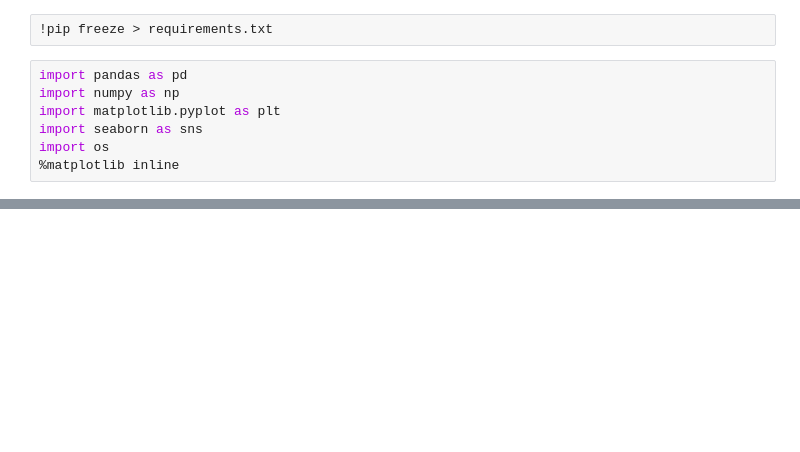
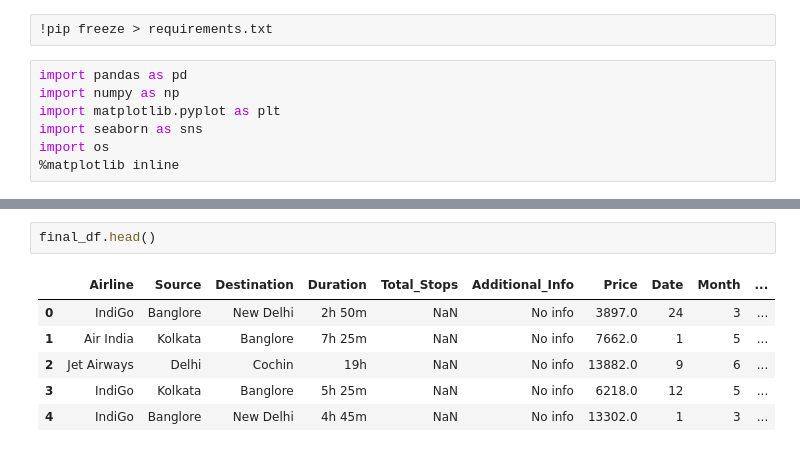
Before and after one commit to Rohitupe/time_series_analysis, a Jupyter notebook: eda/flight_price_prediction_dataset_eda/main.ipynb, the cells around one changed output, grey strips where cells are left out. Cells and saved outputs as stored; diff of their text form; blank space fills up the shorter version.

```diff
--- a/eda/flight_price_prediction_dataset_eda/main.ipynb
+++ b/eda/flight_price_prediction_dataset_eda/main.ipynb
@@ -19,0 +214,9 @@ train_df.head()
+# %%
+final_df.head()
+# %% [output]
+|  | Airline | Source | Destination | Duration | Total_Stops | Additional_Info | Price | Date | Month | ... |
+| 0 | IndiGo | Banglore | New Delhi | 2h 50m | NaN | No info | 3897.0 | 24 | 3 | ... |
+| 1 | Air India | Kolkata | Banglore | 7h 25m | NaN | No info | 7662.0 | 1 | 5 | ... |
+| 2 | Jet Airways | Delhi | Cochin | 19h | NaN | No info | 13882.0 | 9 | 6 | ... |
+| 3 | IndiGo | Kolkata | Banglore | 5h 25m | NaN | No info | 6218.0 | 12 | 5 | ... |
+| 4 | IndiGo | Banglore | New Delhi | 4h 45m | NaN | No info | 13302.0 | 1 | 3 | ... |
```
Also changed, not shown: parts of 22 cells of this notebook.
